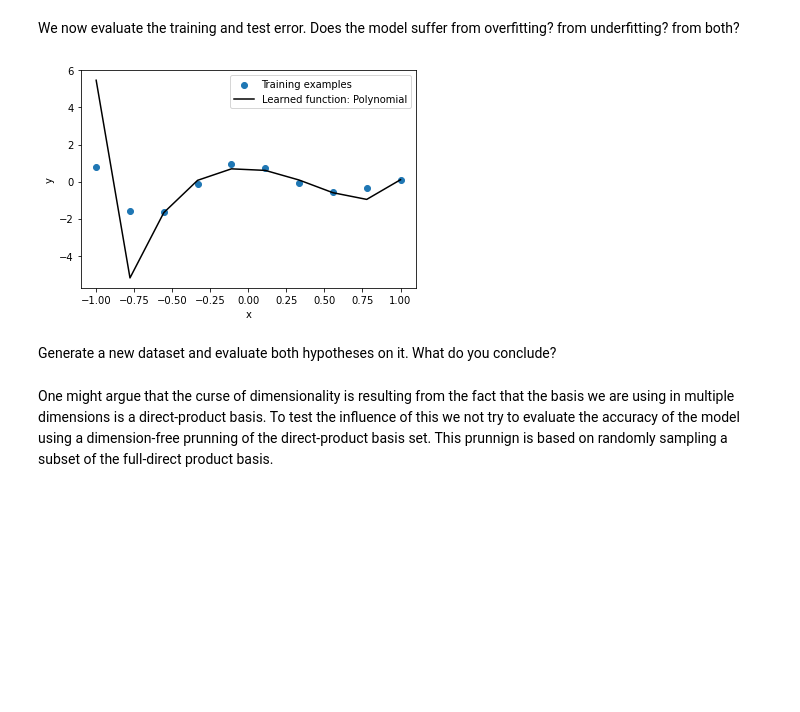
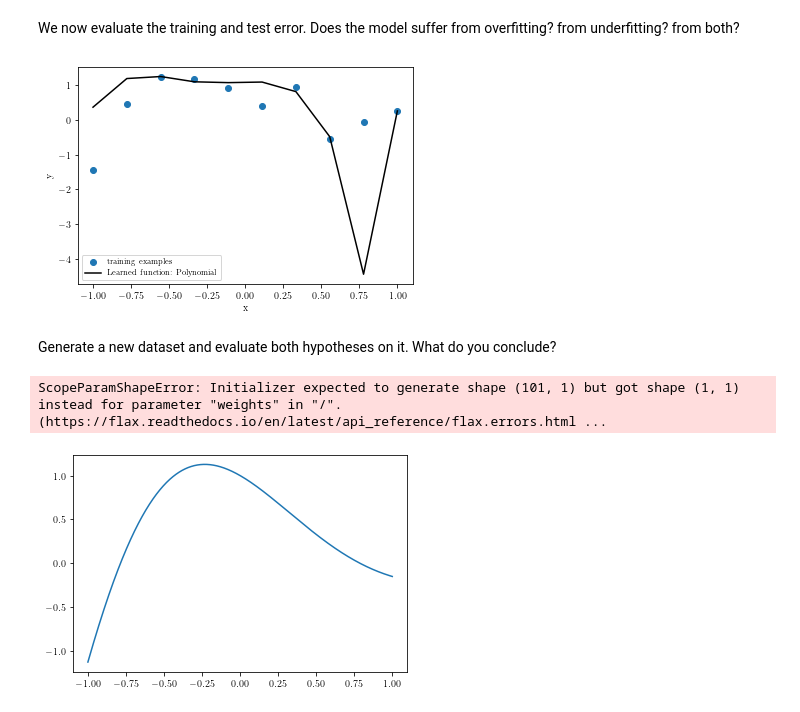
Before and after one commit to Saleh0694/MathML, a Jupyter notebook: Lab/I.1_HypoClass.ipynb, the cells around one changed output. Cells and saved outputs as stored; diff of their text form; code cells hidden in the pictures; blank space fills up the shorter version.

```diff
--- a/Lab/I.1_HypoClass.ipynb
+++ b/Lab/I.1_HypoClass.ipynb
@@ -1,3 +3,12 @@
+# %%
+# setting up parameters for plotting
+import matplotlib.pyplot as plt
+plt.rcParams['text.usetex'] = True
+plt.rcParams['font.family'] = 'serif'
+plt.rcParams['font.serif'] = 'Computer Modern Roman'
+fontsize_label = 12
+fontsize_title = fontsize_label + 1
+fontsize_legend = fontsize_label - 4
 # %%
 import jax
 import jax.numpy as jnp
@@ -11,14 +21,18 @@ import numpy as np
 from sklearn import preprocessing
 # %%
 # function to approximate
-def f(x):
-    return jnp.cos(5*jnp.prod(x, axis=1))*jnp.exp(-x[:,0])
-
+def f(x, noise=True):
+    if noise:
+        #replace with a polynomial maybe
+        return np.cos(2*jnp.prod(x, axis=1))*np.exp(-x[:,0]) + 0.4*np.random.randn(x.shape[0],)
+    else:
+        return np.cos(2*jnp.prod(x, axis=1))*np.exp(-x[:,0])
 # example in one dimension
 x = jnp.linspace(-1,1,10).reshape(-1,1)
 y = f(x)
+print(x.shape, y.shape)
 plt.scatter(x, y)
-plt.xlabel("x")
-plt.ylabel("y")
+plt.xlabel("$x$", fontsize=fontsize_label)
+plt.ylabel("$y$", fontsize=fontsize_label)
 plt.show()
 # %% [output]
@@ -105,21 +120,21 @@ plt.show()
 Evaluate the training error. What do you deduce?
 # %%
 
-deg_poly = 100 #degree of the polynomial
+deg_poly = 50 #degree of the polynomial
 x_poly = generate_poly(deg_poly, x)
 scaler = preprocessing.StandardScaler().fit(x_poly)
 x_poly = scaler.transform(x_poly)
 x_train, x_test, y_train, y_test = train_test_split(x_poly, y, test_size=0.33, random_state=42)
 
 # initialize the neural network
-model = Regression(deg_poly + 1)
-params = model.init(jax.random.PRNGKey(0), x_test)
+model_nonlinear = Regression(deg_poly + 1)
+params = model_nonlinear.init(jax.random.PRNGKey(0), x_test)
 opt_state = optx.init(params)
 
 # define the loss function
 @jax.jit
 def MSE(params, x, y_true):
-    y_pred = model.apply(params, x)
+    y_pred = model_nonlinear.apply(params, x)
     return jnp.mean((y_pred-y_true)**2)
 
 loss_fn = MSE
@@ -154,17 +169,28 @@ epoch: 4900, loss function: 0.023567311465740204
 # %% [markdown]
 We now evaluate the training and test error. Does the model suffer from overfitting? from underfitting? from both?
 # %%
-plt.scatter(x[:,0], y, label="Training examples")
+plt.scatter(x[:,0], y, label="training examples")
 plt.xlabel("x")
 plt.ylabel("y")
 params_nonlinear = params
-ypred_train = model.apply(params_nonlinear, x_poly)
+ypred_train = model_nonlinear.apply(params_nonlinear, x_poly)
 plt.plot(x, ypred_train.T, color='black', label="Learned function: Polynomial")
-plt.legend()
+plt.legend(fontsize=fontsize_legend)
 plt.show()
 # %% [output]
-[figure, old version]
+[figure, new version]
 # %% [markdown]
 Generate a new dataset and evaluate both hypotheses on it. What do you conclude?
-# %% [markdown]
-One might argue that the curse of dimensionality is resulting from the fact that the basis we are using in multiple dimensions is a direct-product basis. To test the influence of this we not try to evaluate the accuracy of the model using a dimension-free prunning of the direct-product basis set. This prunnign is based on randomly sampling a subset of the full-direct product basis.
+# %%
+# plotting all functions on a bigger grid
+
+x = jnp.linspace(-1,1,1000).reshape(-1,1)
+y_true = f(x, noise=False)
+plt.plot(x, y_true)
+y_linear_p = model_linear.apply(params_linear, x)
+plt.plot(x, y_linear_p)
+y_nlinear_p = model_nonlinear.apply(params_nonlinear, x)
+plt.plot(x, y_nlinear_p)
+# %% [output]
+ScopeParamShapeError: Initializer expected to generate shape (101, 1) but got shape (1, 1) instead for parameter "weights" in "/". (https://flax.readthedocs.io/en/latest/api_reference/flax.errors.html ...
+[figure, added]
```
Also changed, not shown: parts of 6 cells of this notebook, 1 other file.
